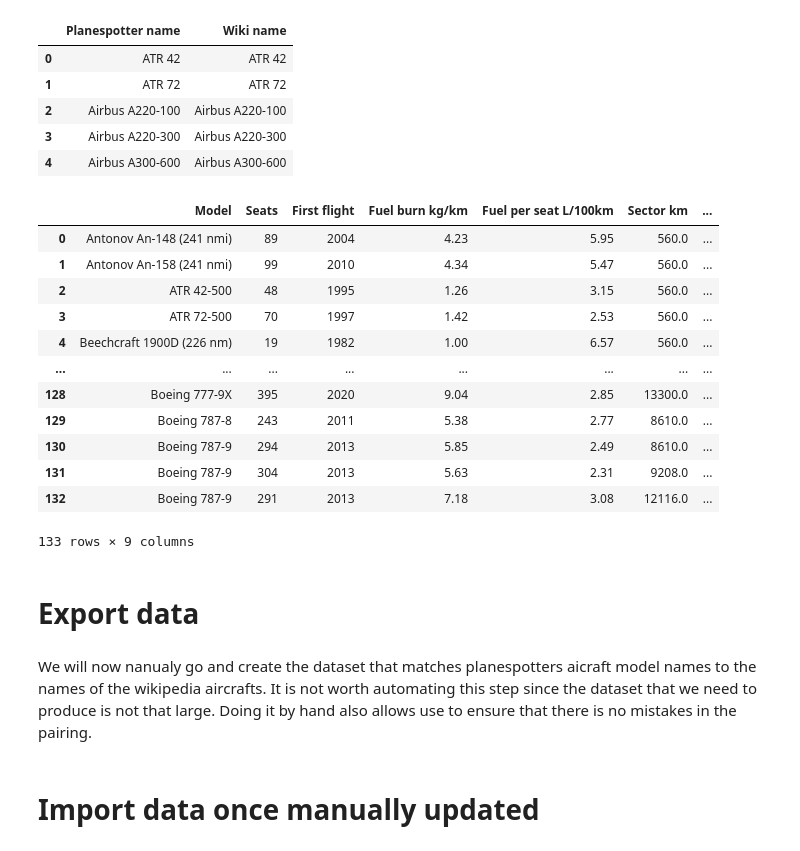
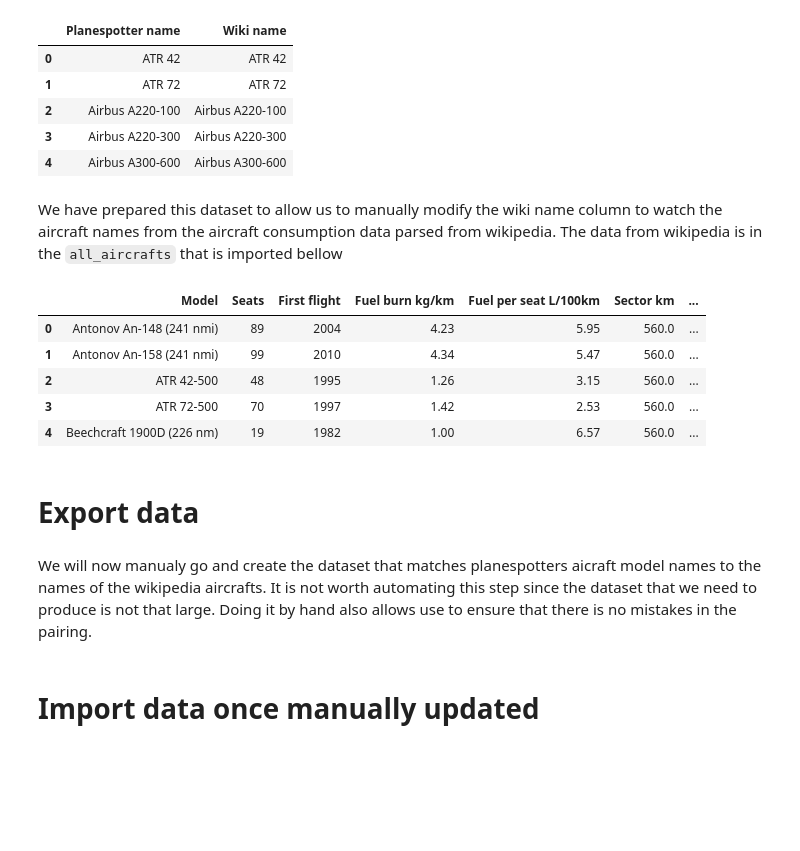
Before and after one commit to Jmion/aviation-co2-impact, a Jupyter notebook: planespotter.ipynb, the cells around one changed output. Drawn from its saved outputs; the diff is of its cells as text; code cells hidden in the pictures; blank space fills up the shorter version.

Commit message:
commented planespotters plus fix bugs

````diff
--- a/planespotter.ipynb
+++ b/planespotter.ipynb
@@ -43,24 +53,19 @@ planespotter_aircrafts_dictionnary.head()
 | 2 | Airbus A220-100 | Airbus A220-100 |
 | 3 | Airbus A220-300 | Airbus A220-300 |
 | 4 | Airbus A300-600 | Airbus A300-600 |
+# %% [markdown]
+We have prepared this dataset to allow us to manually modify the wiki name column to watch the aircraft names from the aircraft consumption data parsed from wikipedia. The data from wikipedia is in the ```all_aircrafts``` that is imported bellow
 # %%
 all_aircrafts = all_aircrafts.reset_index()
 all_aircrafts = all_aircrafts.drop('index', axis=1)
-all_aircrafts
+all_aircrafts.head()
 # %% [output]
 |  | Model | Seats | First flight | Fuel burn kg/km | Fuel per seat L/100km | Sector km | ... |
 | 0 | Antonov An-148 (241 nmi) | 89 | 2004 | 4.23 | 5.95 | 560.0 | ... |
 | 1 | Antonov An-158 (241 nmi) | 99 | 2010 | 4.34 | 5.47 | 560.0 | ... |
 | 2 | ATR 42-500 | 48 | 1995 | 1.26 | 3.15 | 560.0 | ... |
 | 3 | ATR 72-500 | 70 | 1997 | 1.42 | 2.53 | 560.0 | ... |
 | 4 | Beechcraft 1900D (226 nm) | 19 | 1982 | 1.00 | 6.57 | 560.0 | ... |
-| ... | ... | ... | ... | ... | ... | ... | ... |
-| 128 | Boeing 777-9X | 395 | 2020 | 9.04 | 2.85 | 13300.0 | ... |
-| 129 | Boeing 787-8 | 243 | 2011 | 5.38 | 2.77 | 8610.0 | ... |
-| 130 | Boeing 787-9 | 294 | 2013 | 5.85 | 2.49 | 8610.0 | ... |
-| 131 | Boeing 787-9 | 304 | 2013 | 5.63 | 2.31 | 9208.0 | ... |
-| 132 | Boeing 787-9 | 291 | 2013 | 7.18 | 3.08 | 12116.0 | ... |
-133 rows × 9 columns
 # %% [markdown]
 # Export data
 # %%
@@ -72,7 +77,7 @@ pd.Series(wiki_aircrafts_names).to_csv(path, header=True)
 path = os.path.join(".", "data", "planespotter", "planespotter_aircratfs_dictionnary.csv")
 planespotter_aircrafts_dictionnary.to_csv(path)
 # %% [markdown]
-We will now nanualy go and create the dataset that matches planespotters aicraft model names to the names of the wikipedia aircrafts. It is not worth automating this step since the dataset that we need to produce is not that large. Doing it by hand also allows use to ensure that there is no mistakes in the pairing.
+We will now manualy go and create the dataset that matches planespotters aicraft model names to the names of the wikipedia aircrafts. It is not worth automating this step since the dataset that we need to produce is not that large. Doing it by hand also allows use to ensure that there is no mistakes in the pairing.
 # %% [markdown]
 # Import data once manually updated
 # %%
````
Also changed, not shown: parts of 63 cells of this notebook.
